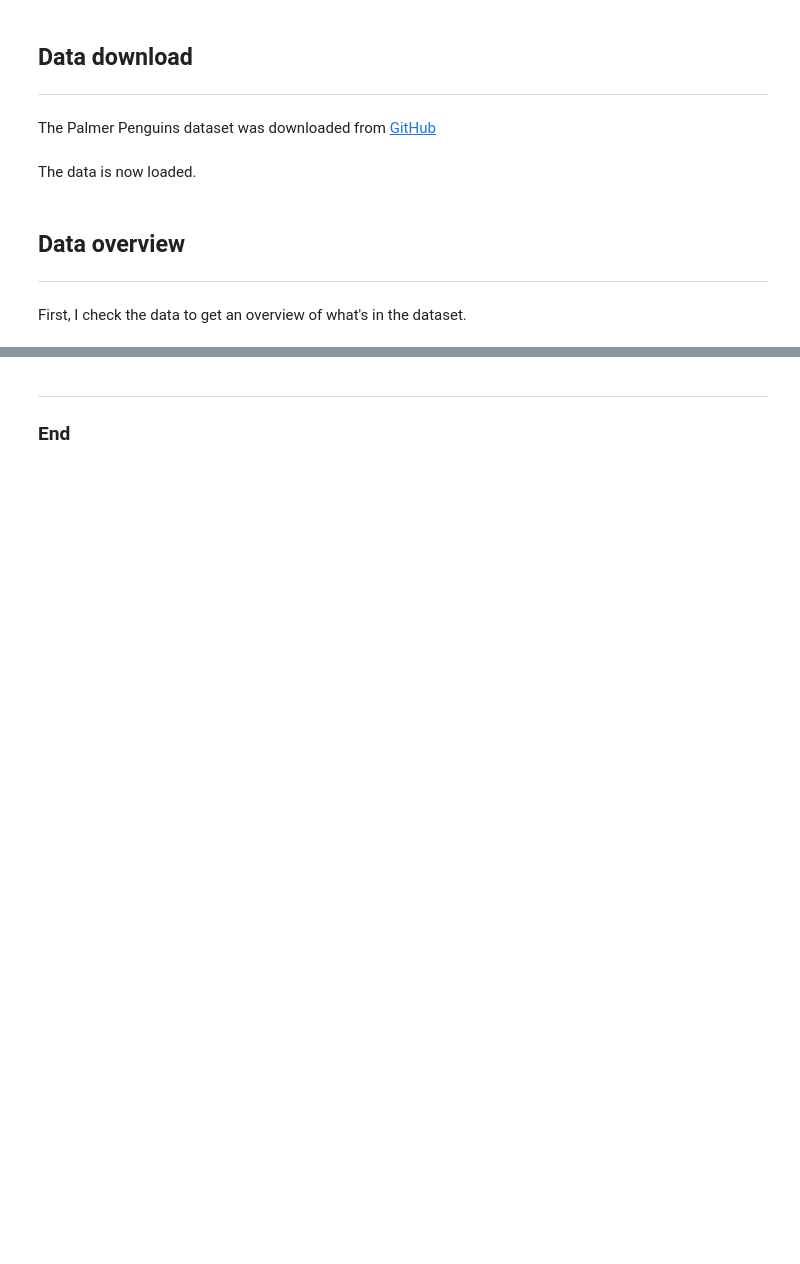
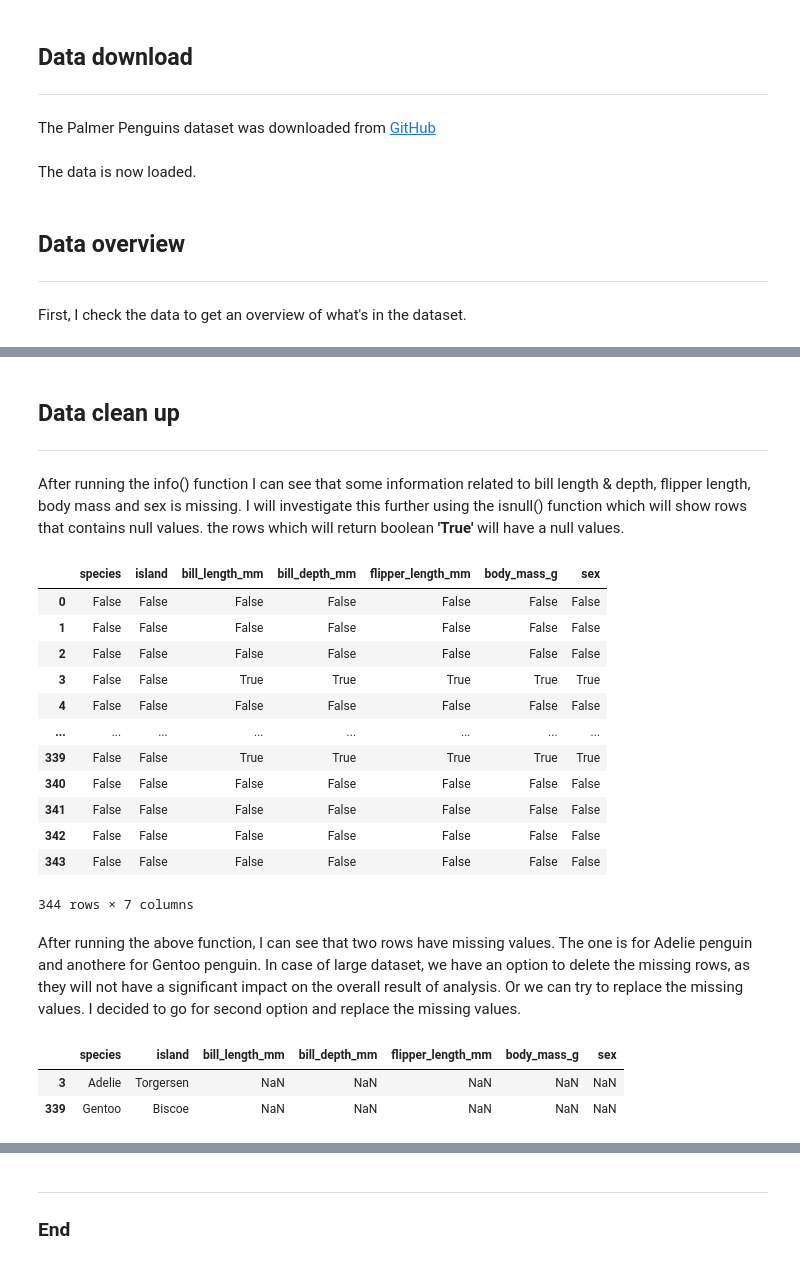
Before and after one commit to UWASIKLK/pda---mywork, a Jupyter notebook: penguins-project.ipynb, the cells around one changed output, grey strips where cells are left out. Drawn from its saved outputs; the diff is of its cells as text; code cells hidden in the pictures; blank space fills up the shorter version.

```diff
--- a/penguins-project.ipynb
+++ b/penguins-project.ipynb
@@ -261,0 +150,34 @@ $\bar {x} = \frac {\sum_{i=0}^{n-1} x_i} {n}$
+# %% [markdown]
+## Data clean up
+
+***
+# %% [markdown]
+After running the info() function I can see that some information related to bill length & depth, flipper length, body mass and sex is missing. I will investigate this further using the isnull() function which will show rows that contains null values. the rows which will return boolean **'True'** will have a null values.
+# %%
+# To find out if there are any missing values
+
+penguins.isnull()
+# %% [output]
+|  | species | island | bill_length_mm | bill_depth_mm | flipper_length_mm | body_mass_g | sex |
+| 0 | False | False | False | False | False | False | False |
+| 1 | False | False | False | False | False | False | False |
+| 2 | False | False | False | False | False | False | False |
+| 3 | False | False | True | True | True | True | True |
+| 4 | False | False | False | False | False | False | False |
+| ... | ... | ... | ... | ... | ... | ... | ... |
+| 339 | False | False | True | True | True | True | True |
+| 340 | False | False | False | False | False | False | False |
+| 341 | False | False | False | False | False | False | False |
+| 342 | False | False | False | False | False | False | False |
+| 343 | False | False | False | False | False | False | False |
+344 rows × 7 columns
+# %% [markdown]
+After running the above function, I can see that two rows have missing values. The one is for Adelie penguin and anothere for Gentoo penguin. In case of large dataset, we have an option to delete the missing rows, as they will not have a significant impact on the overall result of analysis. Or we can try to replace the missing values. I decided to go for second option and replace the missing values.
+# %%
+# This will show the details of two rows with missing values
+
+penguins.iloc[[3,339],0:7]
+# %% [output]
+|  | species | island | bill_length_mm | bill_depth_mm | flipper_length_mm | body_mass_g | sex |
+| 3 | Adelie | Torgersen | NaN | NaN | NaN | NaN | NaN |
+| 339 | Gentoo | Biscoe | NaN | NaN | NaN | NaN | NaN |
```
Also changed, not shown: parts of 49 cells of this notebook.
